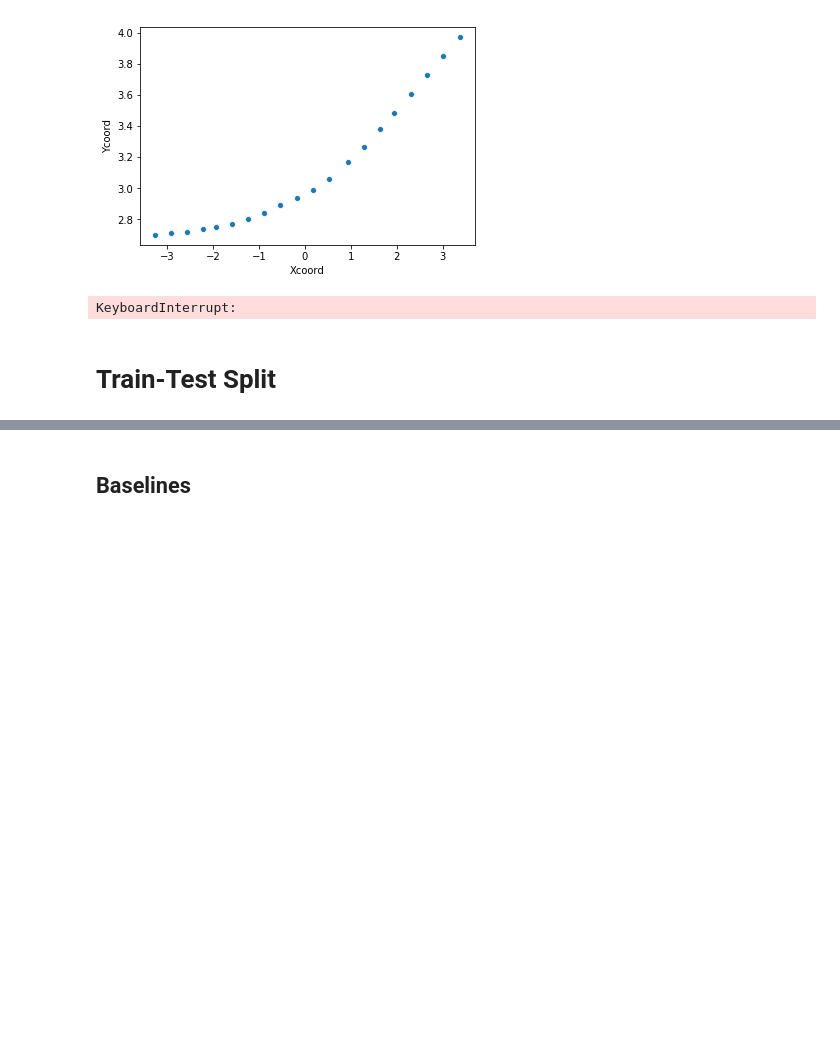
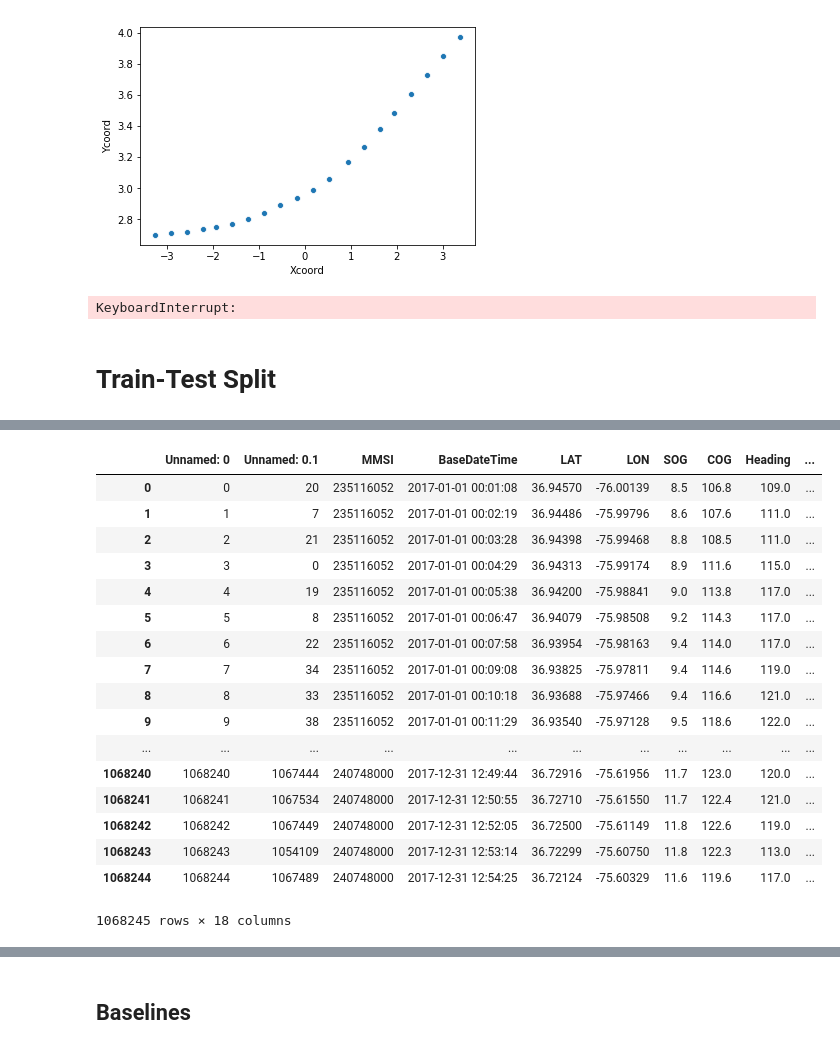
Before and after one commit to Dylan3636/ug4_project, a Jupyter notebook: notebooks/Untitled.ipynb, the cells around one changed output, grey strips where cells are left out. Saved outputs shown, nothing was run; the diff lists cells and outputs as text; code cells hidden in the pictures; blank space fills up the shorter version.

```diff
--- a/notebooks/Untitled.ipynb
+++ b/notebooks/Untitled.ipynb
@@ -840,0 +869,21 @@ sns.jointplot(data=data, x='LON', y='LAT', kind='kde', size=14)
+# %%
+data
+# %% [output]
+|  | Unnamed: 0 | Unnamed: 0.1 | MMSI | BaseDateTime | LAT | LON | SOG | COG | Heading | ... |
+| 0 | 0 | 20 | 235116052 | 2017-01-01 00:01:08 | 36.94570 | -76.00139 | 8.5 | 106.8 | 109.0 | ... |
+| 1 | 1 | 7 | 235116052 | 2017-01-01 00:02:19 | 36.94486 | -75.99796 | 8.6 | 107.6 | 111.0 | ... |
+| 2 | 2 | 21 | 235116052 | 2017-01-01 00:03:28 | 36.94398 | -75.99468 | 8.8 | 108.5 | 111.0 | ... |
+| 3 | 3 | 0 | 235116052 | 2017-01-01 00:04:29 | 36.94313 | -75.99174 | 8.9 | 111.6 | 115.0 | ... |
+| 4 | 4 | 19 | 235116052 | 2017-01-01 00:05:38 | 36.94200 | -75.98841 | 9.0 | 113.8 | 117.0 | ... |
+| 5 | 5 | 8 | 235116052 | 2017-01-01 00:06:47 | 36.94079 | -75.98508 | 9.2 | 114.3 | 117.0 | ... |
+| 6 | 6 | 22 | 235116052 | 2017-01-01 00:07:58 | 36.93954 | -75.98163 | 9.4 | 114.0 | 117.0 | ... |
+| 7 | 7 | 34 | 235116052 | 2017-01-01 00:09:08 | 36.93825 | -75.97811 | 9.4 | 114.6 | 119.0 | ... |
+| 8 | 8 | 33 | 235116052 | 2017-01-01 00:10:18 | 36.93688 | -75.97466 | 9.4 | 116.6 | 121.0 | ... |
+| 9 | 9 | 38 | 235116052 | 2017-01-01 00:11:29 | 36.93540 | -75.97128 | 9.5 | 118.6 | 122.0 | ... |
+| ... | ... | ... | ... | ... | ... | ... | ... | ... | ... | ... |
+| 1068240 | 1068240 | 1067444 | 240748000 | 2017-12-31 12:49:44 | 36.72916 | -75.61956 | 11.7 | 123.0 | 120.0 | ... |
+| 1068241 | 1068241 | 1067534 | 240748000 | 2017-12-31 12:50:55 | 36.72710 | -75.61550 | 11.7 | 122.4 | 121.0 | ... |
+| 1068242 | 1068242 | 1067449 | 240748000 | 2017-12-31 12:52:05 | 36.72500 | -75.61149 | 11.8 | 122.6 | 119.0 | ... |
+| 1068243 | 1068243 | 1054109 | 240748000 | 2017-12-31 12:53:14 | 36.72299 | -75.60750 | 11.8 | 122.3 | 113.0 | ... |
+| 1068244 | 1068244 | 1067489 | 240748000 | 2017-12-31 12:54:25 | 36.72124 | -75.60329 | 11.6 | 119.6 | 117.0 | ... |
+1068245 rows × 18 columns
```
Also changed, not shown: parts of 17 cells of this notebook, 20 other files.
